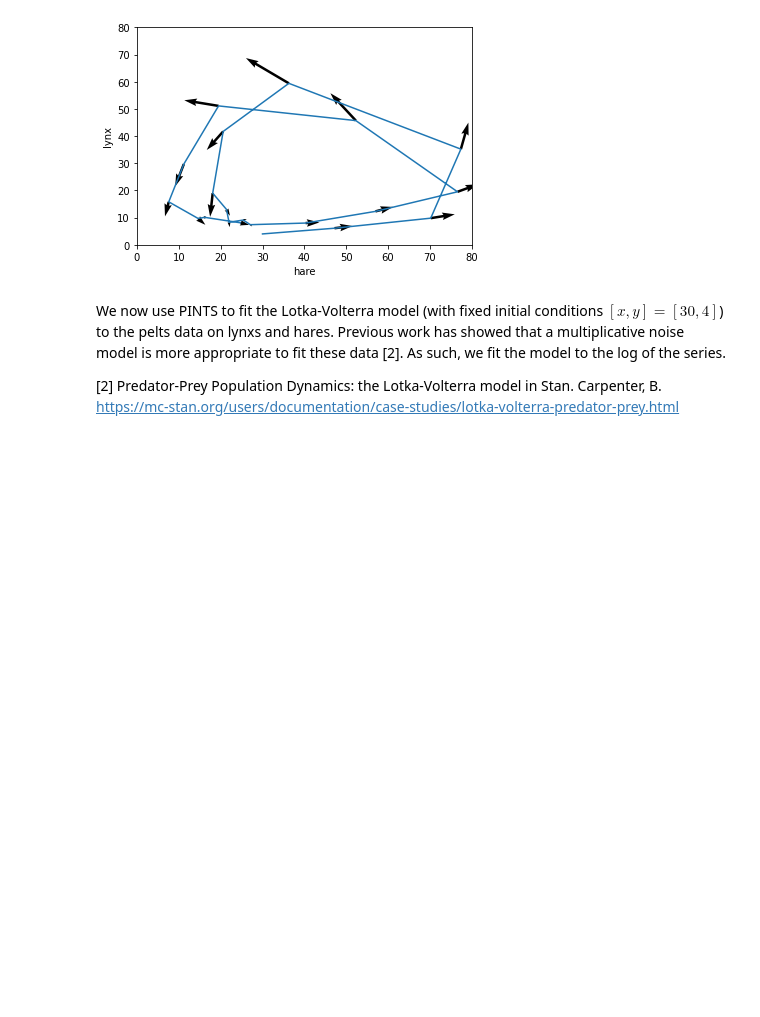
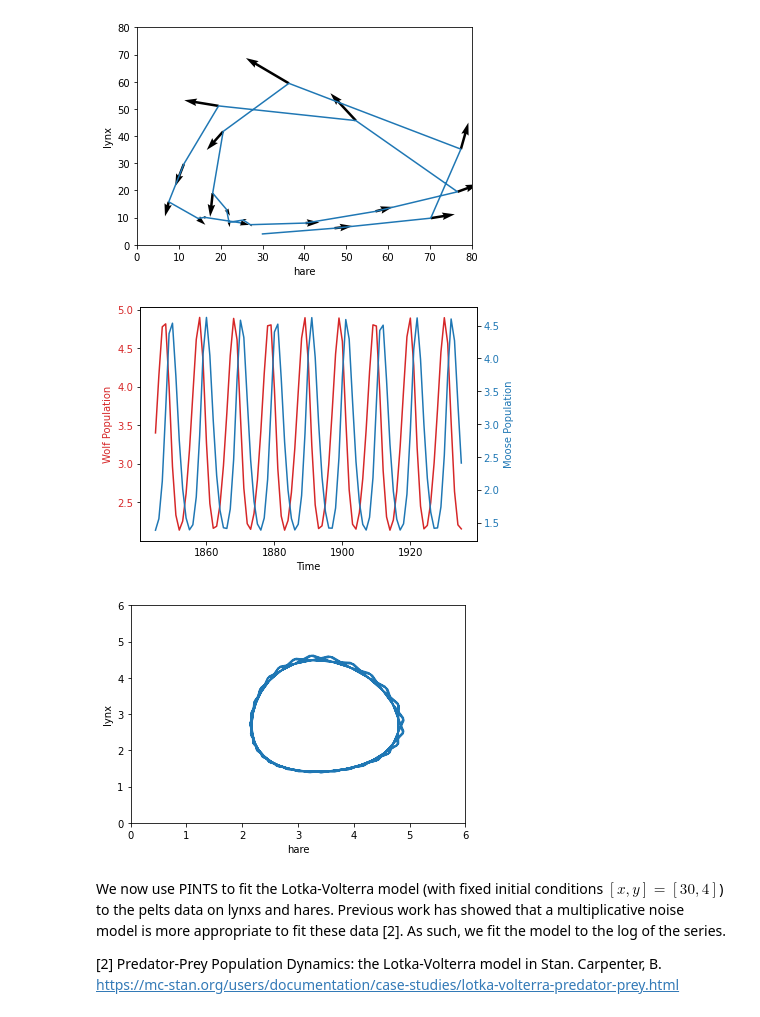
Before and after one commit to siilott/lotka-volterra-wolf-moose, a Jupyter notebook: lynx-hare-lotka-volterra.ipynb, the cells around one changed output. Drawn from its saved outputs; the diff is of its cells as text; code cells hidden in the pictures; blank space fills up the shorter version.

```diff
--- a/lynx-hare-lotka-volterra.ipynb
+++ b/lynx-hare-lotka-volterra.ipynb
@@ -87,6 +85,39 @@ plt.quiver(values[:, 0][1:], values[:, 1][1:], np.diff(values[:, 0]), np.diff(va
 plt.show()
 # %% [output]
 [figure]
+# %%
+x0 = [0.43, 0.16, 0.9, 0.27]
+
+y = model.simulate(x0, mod_times)
+
+times = mod_times +1845
+
+fig, ax1 = plt.subplots()
+
+ax1.set_xlabel('Time')
+ax1.set_ylabel('Wolf Population', color='tab:red')
+ax1.plot(times, y[:, 0], color='tab:red', label='Wolves')
+ax1.tick_params(axis='y', labelcolor='tab:red')
+
+ax2 = ax1.twinx()
+ax2.set_ylabel('Moose Population', color='tab:blue')
+ax2.plot(times, y[:, 1], color='tab:blue', label='Moose')
+ax2.tick_params(axis='y', labelcolor='tab:blue')
+
+fig.tight_layout()
+plt.show()
+
+plt.figure()
+plt.xlim(0, 6)
+plt.ylim(0, 6)
+plt.xlabel('hare')
+plt.ylabel('lynx')
+plt.plot(y[:, 0], y[:, 1])
+# plt.quiver(y[:, 0][1:], y[:, 1][1:], np.diff(y[:, 0]), np.diff(y[:, 1]))
+plt.show()
+# %% [output]
+[figure, added]
+[figure, added]
 # %% [markdown]
 We now use PINTS to fit the Lotka-Volterra model (with fixed initial conditions $[x,y]=[30, 4]$) to the pelts data on lynxs and hares. Previous work has showed that a multiplicative noise model is more appropriate to fit these data [2]. As such, we fit the model to the log of the series.
 
```
Also changed, not shown: parts of 7 cells of this notebook, 4 other files.
